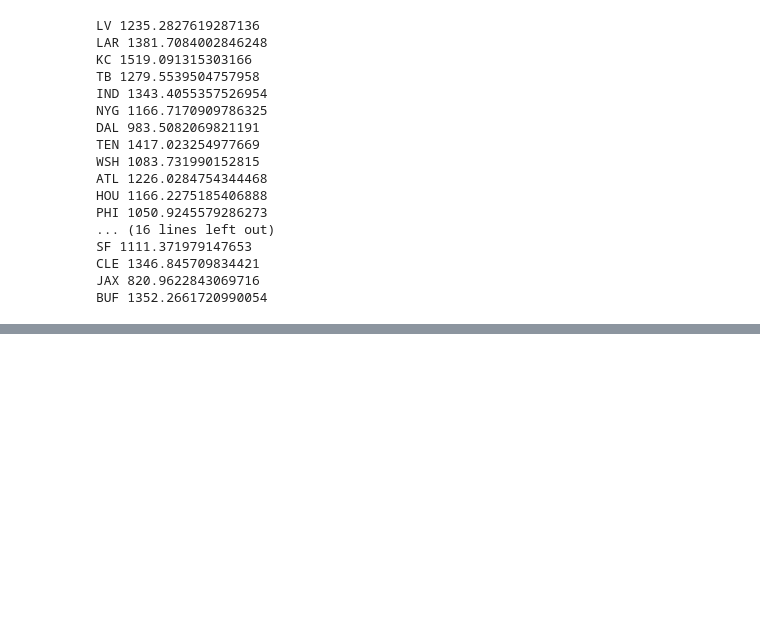
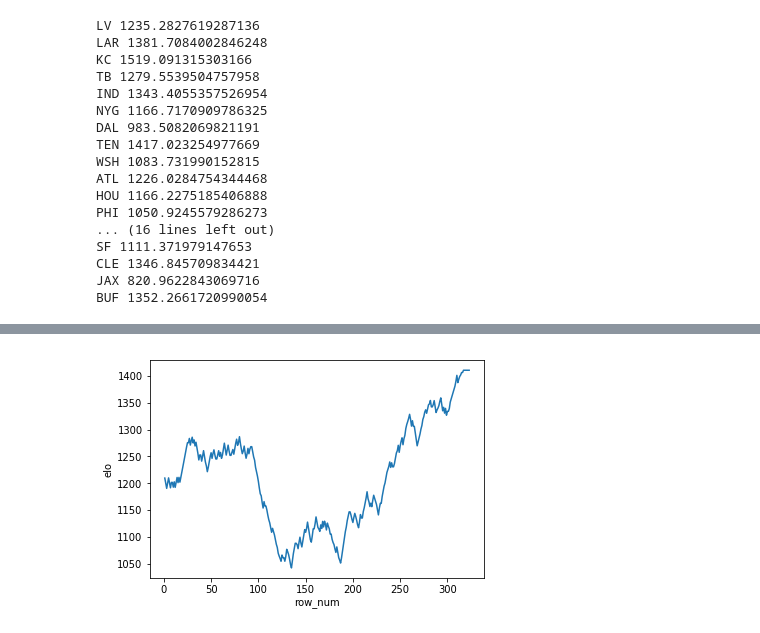
Before and after one commit to eonofrey/nfl_elo, a Jupyter notebook: elo_simulations.ipynb, the cells around one changed output, grey strips where cells are left out. Drawn from its saved outputs; the diff is of its cells as text; code cells hidden in the pictures; blank space fills up the shorter version.

```diff
--- a/elo_simulations.ipynb
+++ b/elo_simulations.ipynb
@@ -84,0 +108,9 @@ for y in range (2002,2021):
+# %%
+pats_df = elos_df[elos_df.team == 'KC']
+pats_df.reset_index(inplace=True)
+
+
+sns.lineplot(x = pats_df.row_num, y=pats_df['elo'])
+plt.show()
+# %% [output]
+[figure, added]
```
Also changed, not shown: parts of 13 cells of this notebook.
